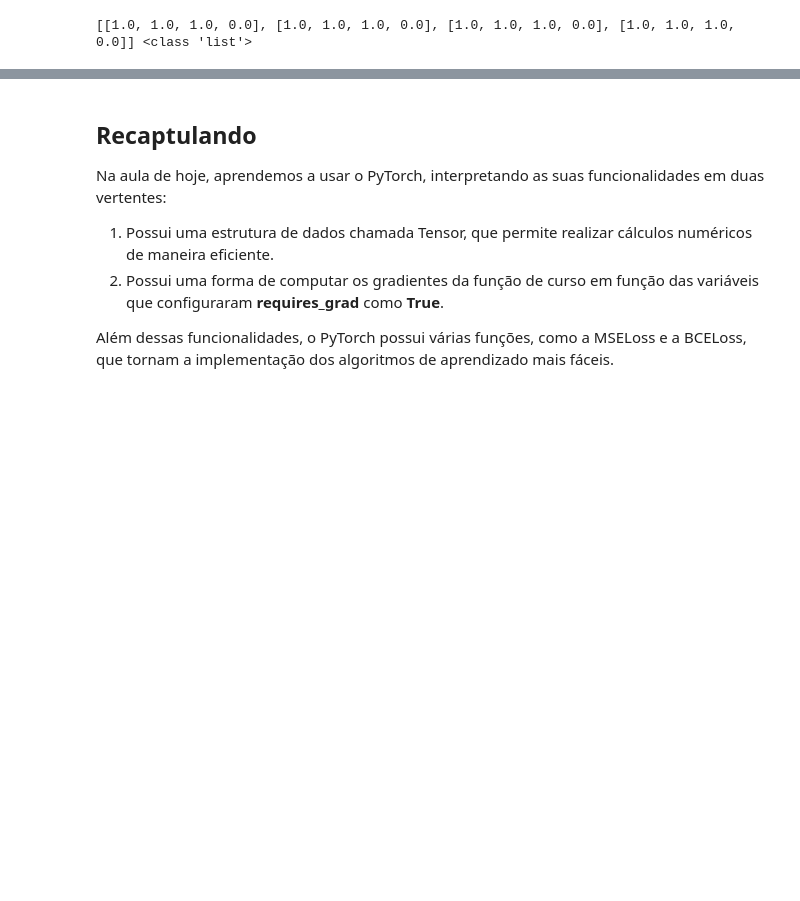
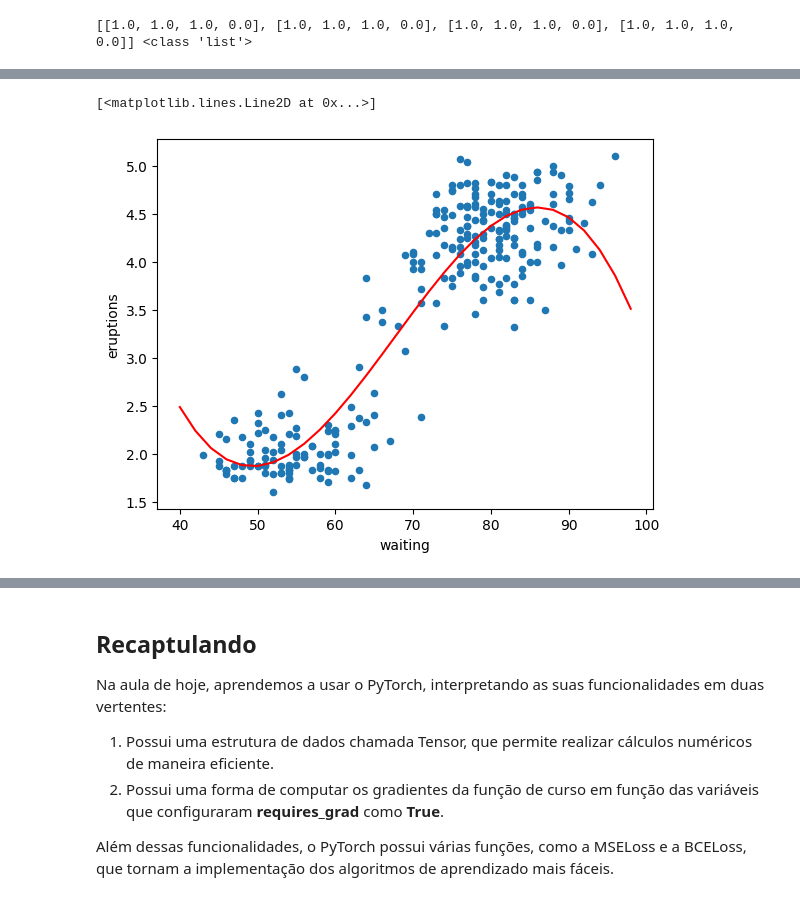
Before and after one commit to ulissesdias/tt003, a Jupyter notebook: notebooks/aula03_pytorch_intro.ipynb, the cells around one changed output, grey strips where cells are left out. Saved outputs shown, nothing was run; the diff lists cells and outputs as text; code cells hidden in the pictures; blank space fills up the shorter version.

```diff
--- a/notebooks/aula03_pytorch_intro.ipynb
+++ b/notebooks/aula03_pytorch_intro.ipynb
@@ -871,0 +726,6 @@ plt.plot(eixo_x.tolist(), eixo_y.tolist(), 'r--', label='Valores Obtidos')
+# %%
+## Parâmetros / Coeficientes
+a = torch.rand(1, requires_grad = True)
+b = torch.rand(1, requires_grad = True)
+c = torch.rand(1, requires_grad = True)
+d = torch.rand(1, requires_grad = True)
@@ -871,0 +739,3 @@ plt.plot(eixo_x.tolist(), eixo_y.tolist(), 'r--', label='Valores Obtidos')
+# %%
+## Forward
+y_pred = a * x**3 + b * x**2 + c * x + d
@@ -871,0 +752,3 @@ plt.plot(eixo_x.tolist(), eixo_y.tolist(), 'r--', label='Valores Obtidos')
+# %%
+## Erro
+loss = ((y_pred - y)**2).mean()
@@ -871,0 +776,7 @@ plt.plot(eixo_x.tolist(), eixo_y.tolist(), 'r--', label='Valores Obtidos')
+# %%
+learning_rate = 0.01
+with torch.no_grad() :
+    a.data -=  learning_rate * a.grad
+    b.data -= learning_rate * b.grad
+    c.data -= learning_rate * c.grad
+    d.data -= learning_rate * d.grad
@@ -871,0 +849,19 @@ plt.plot(eixo_x.tolist(), eixo_y.tolist(), 'r--', label='Valores Obtidos')
+# %%
+## Plotando os gráficos
+faithful.plot.scatter(x='waiting',
+                      y='eruptions')
+
+# Gerando eixo_x
+eixo_x = torch.tensor(range(40,100,2))
+
+# Normalizando
+normal_x = (eixo_x - x_mean) / x_std
+
+# Gerando eixo_y
+eixo_y = a * normal_x**3 + b * normal_x**2 + c * normal_x + d
+
+## Plotando no gráfico
+plt.plot(eixo_x.tolist(), eixo_y.tolist(), color = 'red')
+# %% [output]
+[<matplotlib.lines.Line2D at 0x...>]
+[figure, added]
```
Also changed, not shown: parts of 66 cells of this notebook.
